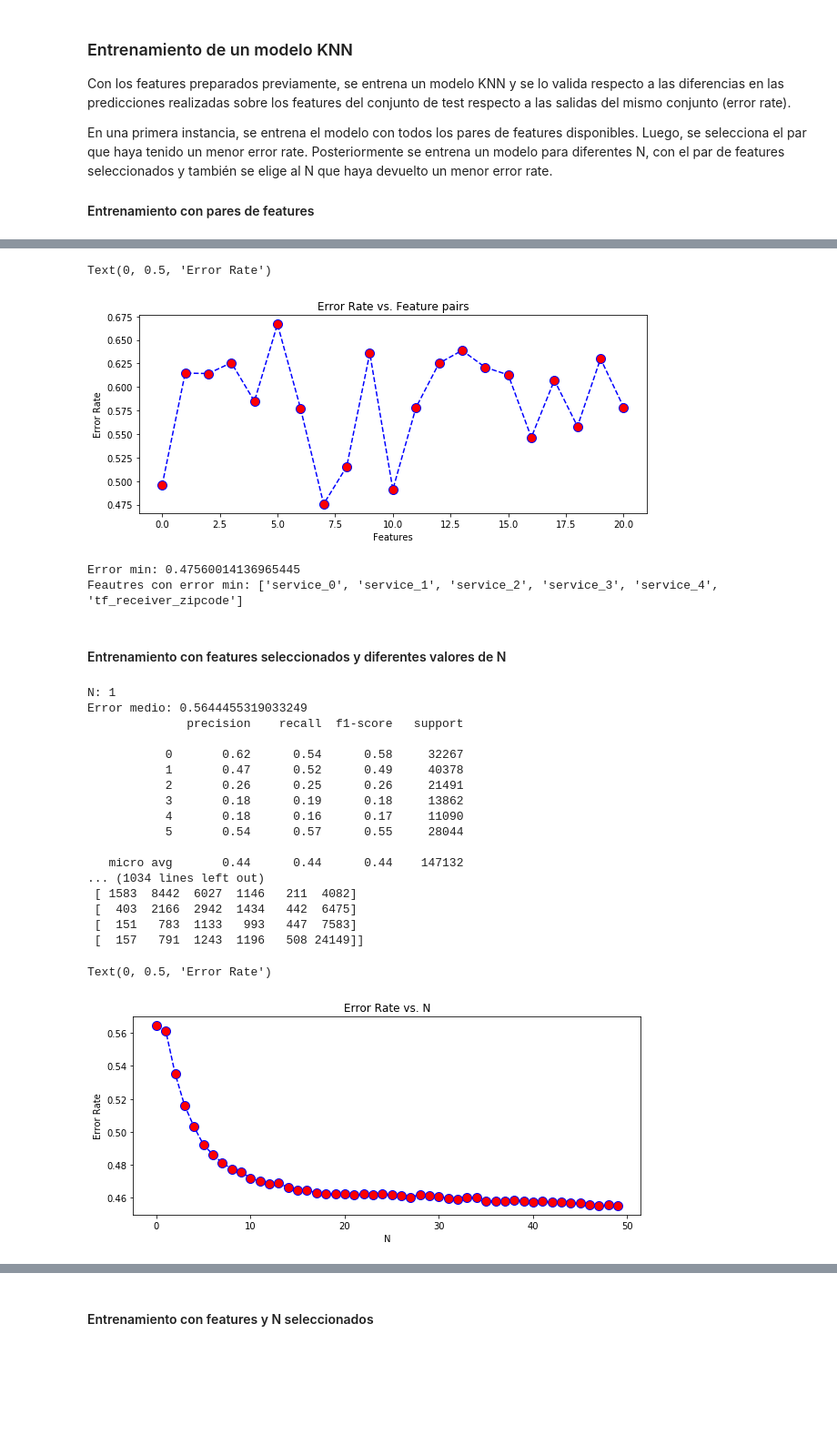
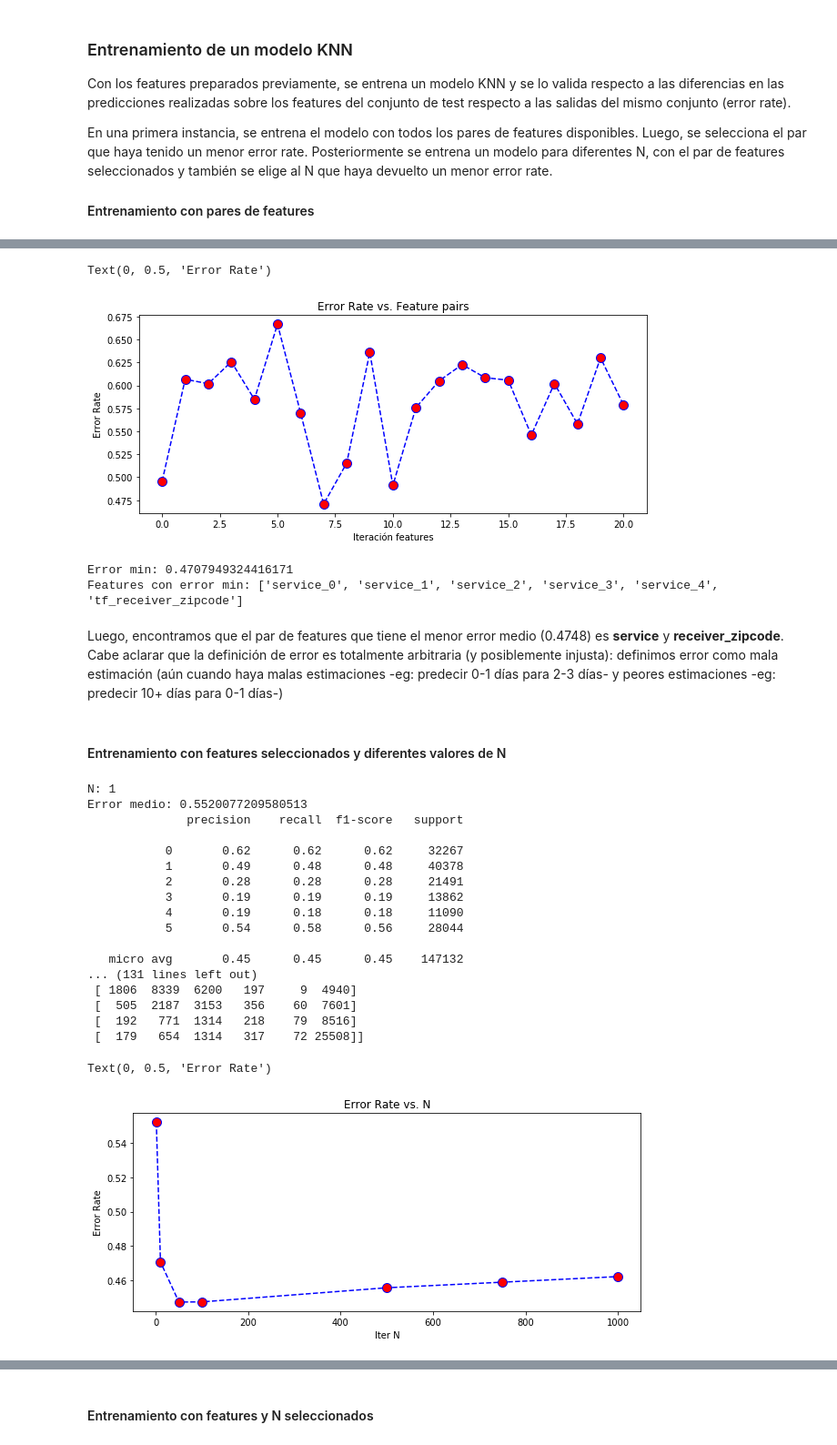
Before and after one commit to NSalina/diplodatos_2019, a Jupyter notebook: mentoria_envios/Practico2_AyC_Mentoria_cuando_llega.ipynb, the cells around one changed output, grey strips where cells are left out. Shown at 91% size. Saved outputs shown, nothing was run; the diff lists cells and outputs as text; code cells hidden in the pictures; blank space fills up the shorter version.

```diff
--- a/mentoria_envios/Practico2_AyC_Mentoria_cuando_llega.ipynb
+++ b/mentoria_envios/Practico2_AyC_Mentoria_cuando_llega.ipynb
@@ -1297,24 +1300,28 @@ Error medio: 0.5780863442351086
 plt.figure(figsize=(10,4))
 plt.plot(range(0,len(error_rate_list)), error_rate_list, color='blue', linestyle='dashed', marker='o', markerfacecolor='red', markersize=10)
 plt.title('Error Rate vs. Feature pairs')
-plt.xlabel('Features')
+plt.xlabel('Iteración features')
 plt.ylabel('Error Rate')
 # %% [output]
 Text(0, 0.5, 'Error Rate')
-[figure, old version]
+[figure, new version]
 # %%
 min_error_index = error_rate_list.index(min(error_rate_list))
 min_error = error_rate_list[min_error_index]
 print(f"Error min: {min_error}")
 features_min_error = features_list[min_error_index]
-print(f"Feautres con error min: {features_min_error}")
+print(f"Features con error min: {features_min_error}")
 # %% [output]
-Error min: 0.47560014136965445
-Feautres con error min: ['service_0', 'service_1', 'service_2', 'service_3', 'service_4', 'tf_receiver_zipcode']
+Error min: 0.4707949324416171
+Features con error min: ['service_0', 'service_1', 'service_2', 'service_3', 'service_4', 'tf_receiver_zipcode']
+# %% [markdown]
+Luego, encontramos que el par de features que tiene el menor error medio (0.4748) es **service** y **receiver_zipcode**.
+Cabe aclarar que la definición de error es totalmente arbitraria (y posiblemente injusta): definimos error como mala estimación (aún cuando haya malas estimaciones -eg: predecir 0-1 días para 2-3 días- y peores estimaciones -eg: predecir 10+ días para 0-1 días-)
 # %% [markdown]
 #### Entrenamiento con features seleccionados y diferentes valores de N
 # %%
 # Vector de error rate
+ns = [1, 10, 50, 100, 500, 750, 1000]
 error_rate_list = []
 classif_report_list = []
 conf_matrix_list = []
@@ -1323,7 +1330,7 @@ feature_columns = features_min_error
 # Variable a predecir
 target = 'shipment_days_category'
 X_train, X_test, y_train, y_test = preprocess_ds(dataset,feature_columns,target)
-for n in range(1,51):
+for n in ns:
     er_pair,cr_pair,cm_pair = train_knn_model(X_train,X_test,y_train,y_test,n,True)
     error_rate_list.append(er_pair)
     classif_report_list.append(cr_pair)
@@ -1331,31 +1338,32 @@ for n in range(1,51):
     n_list.append(n)
 # %% [output]
 N: 1
-Error medio: 0.5644455319033249
+Error medio: 0.5520077209580513
               precision    recall  f1-score   support
 
-           0       0.62      0.54      0.58     32267
-           1       0.47      0.52      0.49     40378
-           2       0.26      0.25      0.26     21491
-           3       0.18      0.19      0.18     13862
-           4       0.18      0.16      0.17     11090
-           5       0.54      0.57      0.55     28044
+           0       0.62      0.62      0.62     32267
+           1       0.49      0.48      0.48     40378
+           2       0.28      0.28      0.28     21491
+           3       0.19      0.19      0.19     13862
+           4       0.19      0.18      0.18     11090
+           5       0.54      0.58      0.56     28044
 
-   micro avg       0.44      0.44      0.44    147132
-... (1034 lines left out)
- [ 1583  8442  6027  1146   211  4082]
- [  403  2166  2942  1434   442  6475]
- [  151   783  1133   993   447  7583]
- [  157   791  1243  1196   508 24149]]
+   micro avg       0.45      0.45      0.45    147132
+... (131 lines left out)
+ [ 1806  8339  6200   197     9  4940]
+ [  505  2187  3153   356    60  7601]
+ [  192   771  1314   218    79  8516]
+ [  179   654  1314   317    72 25508]]
 # %%
 plt.figure(figsize=(10,4))
-plt.plot(range(0,len(error_rate_list)), error_rate_list, color='blue', linestyle='dashed', marker='o', markerfacecolor='red', markersize=10)
+#plt.plot(range(0,len(error_rate_list)), error_rate_list, color='blue', linestyle='dashed', marker='o', markerfacecolor='red', markersize=10)
+plt.plot(ns, error_rate_list, color='blue', linestyle='dashed', marker='o', markerfacecolor='red', markersize=10)
 plt.title('Error Rate vs. N')
-plt.xlabel('N')
+plt.xlabel('Iter N')
 plt.ylabel('Error Rate')
 # %% [output]
 Text(0, 0.5, 'Error Rate')
-[figure, old version]
+[figure, new version]
 # %%
 min_error_index = error_rate_list.index(min(error_rate_list))
 min_error = error_rate_list[min_error_index]
```
Also changed, not shown: parts of 18 cells of this notebook.
